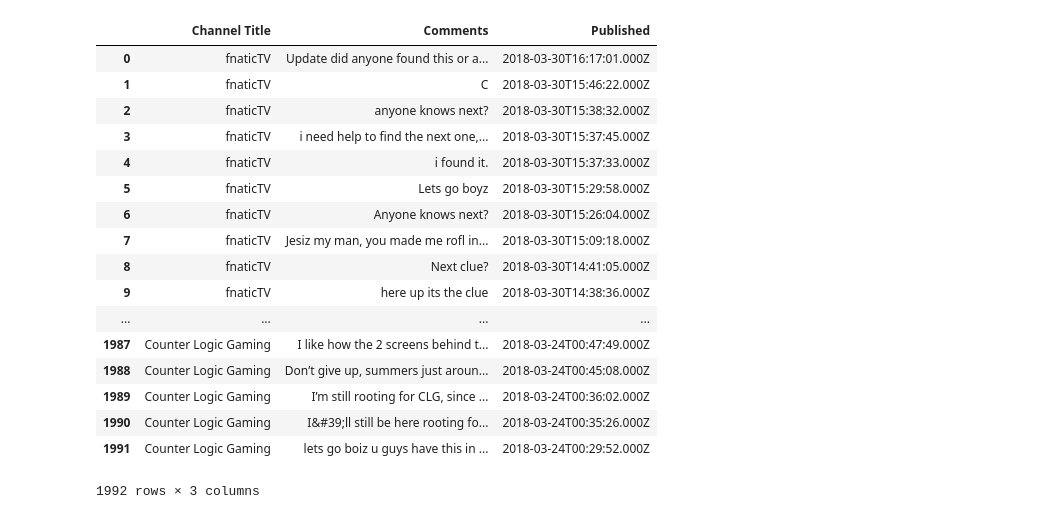
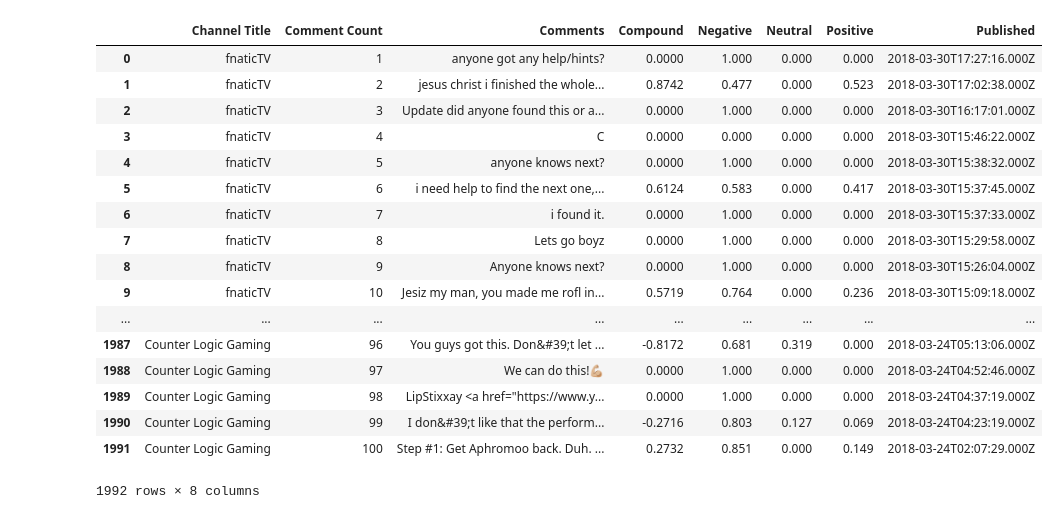
Before and after one commit to Savas21/Thebestteamever, a Jupyter notebook: YoutubeTeamChannels.ipynb, the cells around one changed output. Saved outputs shown, nothing was run; the diff lists cells and outputs as text; code cells hidden in the pictures.

Commit message:
modified youtube comments code to have more than 20

```diff
--- a/YoutubeTeamChannels.ipynb
+++ b/YoutubeTeamChannels.ipynb
@@ -142,14 +164,34 @@ parameters = {"part": 'snippet,replies',
 # %%
 channelComment_url = 'https://www.googleapis.com/youtube/v3/commentThreads'
 # %%
-comments = []
+sentiments = []
 final=[]
+
 for k, v in channel_KV.items():
     parameters["allThreadsRelatedToChannelId"] = k
     comments = requests.get(channelComment_url, params=parameters).json()
 
+    counter = 1
+
     for x in range (comments['pageInfo']['totalResults']):
-        final.append({"Channel Title": v,
-                      "Comments":comments['items'][x]['snippet']['topLevelComment']['snippet']['textDisplay'],
-                      "Published":comments['items'][x]['snippet']['topLevelComment']['snippet']['publishedAt']})
-final
+        comment = comments['items'][x]['snippet']['topLevelComment']['snippet']['textDisplay']
+        published = comments['items'][x]['snippet']['topLevelComment']['snippet']['publishedAt']
+
+
+        # Run Vader Analysis on each tweet
+        compound = analyzer.polarity_scores(comment)["compound"]
+        pos = analyzer.polarity_scores(comment)["pos"]
+        neu = analyzer.polarity_scores(comment)["neu"]
+        neg = analyzer.polarity_scores(comment)["neg"]
+
+        # Add sentiments for each tweet into an array
+        sentiments.append({"Channel Title": v,
+                           "Comments":comment,
+                           "Published": published,
+                           "Compound": compound,
+                           "Positive": pos,
+                           "Negative": neu,
+                           "Neutral": neg,
+                           "Comment Count ": counter})
+        # Add to counter
+        counter += 1
@@ -174,23 +198,23 @@ final
 # %%
-final_df = pd.DataFrame.from_dict(final)
-final_df
+sentiments_df = pd.DataFrame.from_dict(sentiments)
+sentiments_df
 # %% [output]
-|  | Channel Title | Comments | Published |
-| 0 | fnaticTV | Update did anyone found this or a... | 2018-03-30T16:17:01.000Z |
-| 1 | fnaticTV | C | 2018-03-30T15:46:22.000Z |
-| 2 | fnaticTV | anyone knows next? | 2018-03-30T15:38:32.000Z |
-| 3 | fnaticTV | i need help to find the next one,... | 2018-03-30T15:37:45.000Z |
-| 4 | fnaticTV | i found it. | 2018-03-30T15:37:33.000Z |
-| 5 | fnaticTV | Lets go boyz | 2018-03-30T15:29:58.000Z |
-| 6 | fnaticTV | Anyone knows next? | 2018-03-30T15:26:04.000Z |
-| 7 | fnaticTV | Jesiz my man, you made me rofl in... | 2018-03-30T15:09:18.000Z |
-| 8 | fnaticTV | Next clue? | 2018-03-30T14:41:05.000Z |
-| 9 | fnaticTV | here up its the clue | 2018-03-30T14:38:36.000Z |
-| ... | ... | ... | ... |
-| 1987 | Counter Logic Gaming | I like how the 2 screens behind t... | 2018-03-24T00:47:49.000Z |
-| 1988 | Counter Logic Gaming | Don’t give up, summers just aroun... | 2018-03-24T00:45:08.000Z |
-| 1989 | Counter Logic Gaming | I’m still rooting for CLG, since ... | 2018-03-24T00:36:02.000Z |
-| 1990 | Counter Logic Gaming | I&#39;ll still be here rooting fo... | 2018-03-24T00:35:26.000Z |
-| 1991 | Counter Logic Gaming | lets go boiz u guys have this in ... | 2018-03-24T00:29:52.000Z |
+|  | Channel Title | Comment Count | Comments | Compound | Negative | Neutral | Positive | Published |
+| 0 | fnaticTV | 1 | anyone got any help/hints? | 0.0000 | 1.000 | 0.000 | 0.000 | 2018-03-30T17:27:16.000Z |
+| 1 | fnaticTV | 2 | jesus christ i finished the whole... | 0.8742 | 0.477 | 0.000 | 0.523 | 2018-03-30T17:02:38.000Z |
+| 2 | fnaticTV | 3 | Update did anyone found this or a... | 0.0000 | 1.000 | 0.000 | 0.000 | 2018-03-30T16:17:01.000Z |
+| 3 | fnaticTV | 4 | C | 0.0000 | 0.000 | 0.000 | 0.000 | 2018-03-30T15:46:22.000Z |
+| 4 | fnaticTV | 5 | anyone knows next? | 0.0000 | 1.000 | 0.000 | 0.000 | 2018-03-30T15:38:32.000Z |
+| 5 | fnaticTV | 6 | i need help to find the next one,... | 0.6124 | 0.583 | 0.000 | 0.417 | 2018-03-30T15:37:45.000Z |
+| 6 | fnaticTV | 7 | i found it. | 0.0000 | 1.000 | 0.000 | 0.000 | 2018-03-30T15:37:33.000Z |
+| 7 | fnaticTV | 8 | Lets go boyz | 0.0000 | 1.000 | 0.000 | 0.000 | 2018-03-30T15:29:58.000Z |
+| 8 | fnaticTV | 9 | Anyone knows next? | 0.0000 | 1.000 | 0.000 | 0.000 | 2018-03-30T15:26:04.000Z |
+| 9 | fnaticTV | 10 | Jesiz my man, you made me rofl in... | 0.5719 | 0.764 | 0.000 | 0.236 | 2018-03-30T15:09:18.000Z |
+| ... | ... | ... | ... | ... | ... | ... | ... | ... |
+| 1987 | Counter Logic Gaming | 96 | You guys got this. Don&#39;t let ... | -0.8172 | 0.681 | 0.319 | 0.000 | 2018-03-24T05:13:06.000Z |
+| 1988 | Counter Logic Gaming | 97 | We can do this!💪🏼 | 0.0000 | 1.000 | 0.000 | 0.000 | 2018-03-24T04:52:46.000Z |
+| 1989 | Counter Logic Gaming | 98 | LipStixxay <a href="https://www.y... | 0.0000 | 1.000 | 0.000 | 0.000 | 2018-03-24T04:37:19.000Z |
+| 1990 | Counter Logic Gaming | 99 | I don&#39;t like that the perform... | -0.2716 | 0.803 | 0.127 | 0.069 | 2018-03-24T04:23:19.000Z |
+| 1991 | Counter Logic Gaming | 100 | Step #1: Get Aphromoo back. Duh. ... | 0.2732 | 0.851 | 0.000 | 0.149 | 2018-03-24T02:07:29.000Z |
-1992 rows × 3 columns
+1992 rows × 8 columns
 # %%
```
Also changed, not shown: parts of 9 cells of this notebook, 3 other files.
